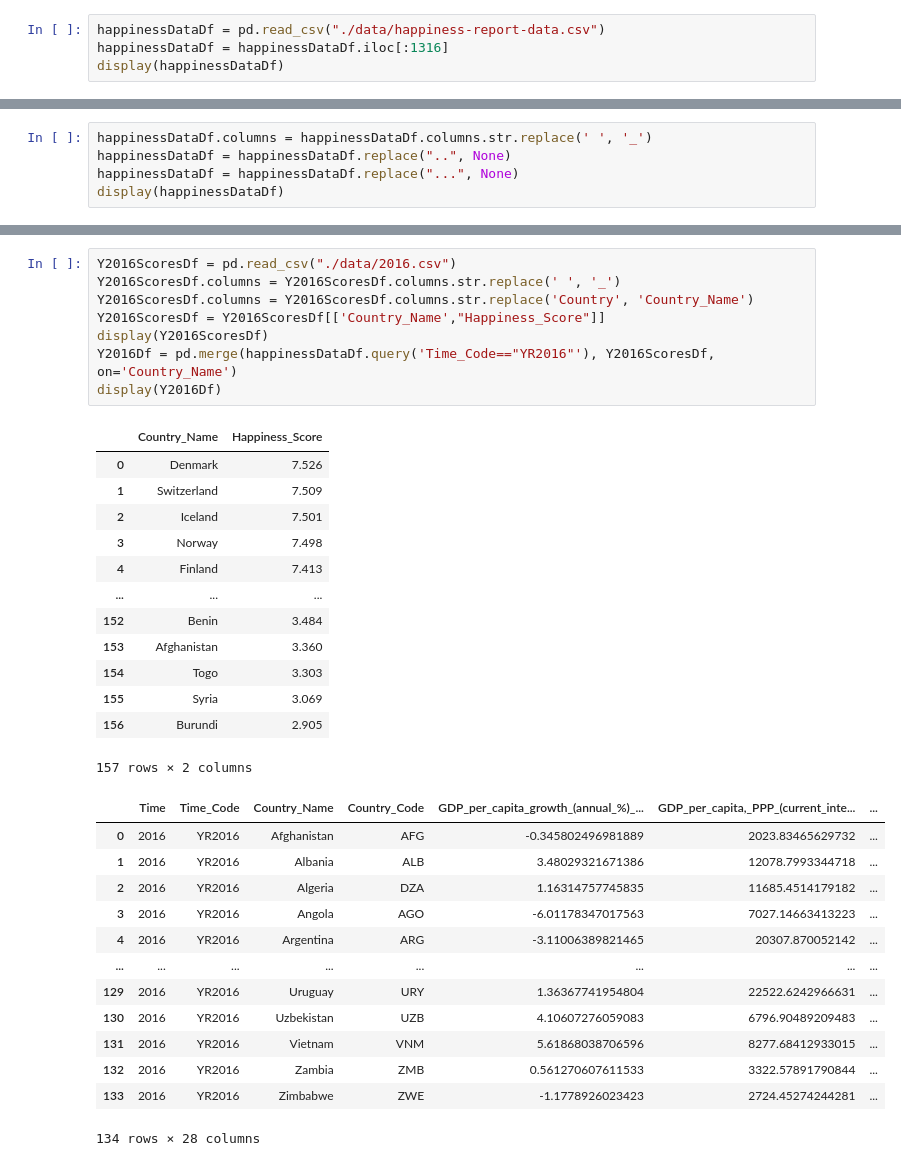
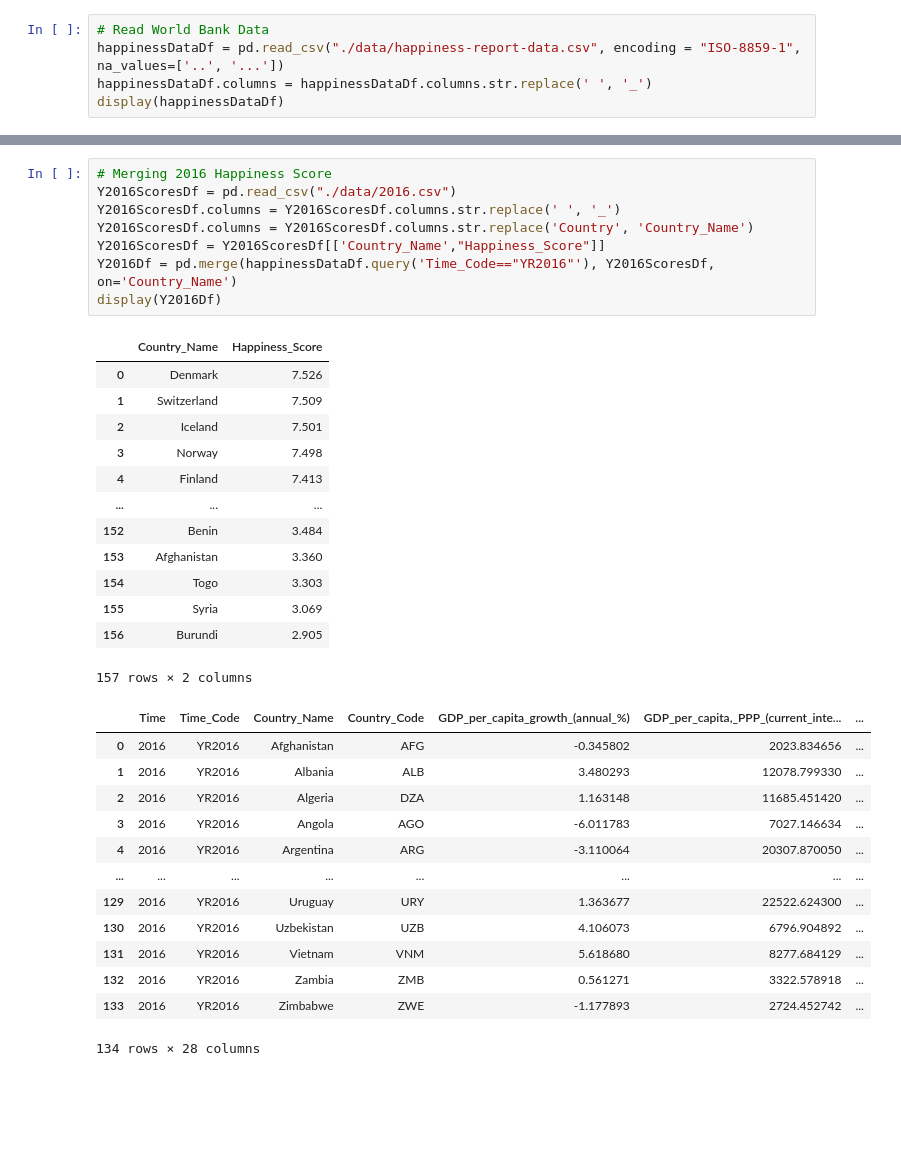
Before and after one commit to arielmalada/happiness-report, a Jupyter notebook: HappinessReportNotebook.ipynb, the cells around one changed output, grey strips where cells are left out. Cells and saved outputs as stored; diff of their text form; blank space fills up the shorter version.

```diff
--- a/HappinessReportNotebook.ipynb
+++ b/HappinessReportNotebook.ipynb
@@ -16,5 +19,6 @@ import plotly.express as px
 # %%
-happinessDataDf = pd.read_csv("./data/happiness-report-data.csv")
-happinessDataDf = happinessDataDf.iloc[:1316]
+# Read World Bank Data
+happinessDataDf = pd.read_csv("./data/happiness-report-data.csv", encoding = "ISO-8859-1", na_values=['..', '...'])
+happinessDataDf.columns = happinessDataDf.columns.str.replace(' ', '_')
 display(happinessDataDf)
 # %% [output]
@@ -34,5 +25,0 @@ display(happinessDataDf)
-# %%
-happinessDataDf.columns = happinessDataDf.columns.str.replace(' ', '_')
-happinessDataDf = happinessDataDf.replace("..", None)
-happinessDataDf = happinessDataDf.replace("...", None)
-display(happinessDataDf)
@@ -87,37 +60,37 @@ display(Y2015Df)
 135 rows × 28 columns
 # %%
+# Merging 2016 Happiness Score
 Y2016ScoresDf = pd.read_csv("./data/2016.csv")
 Y2016ScoresDf.columns = Y2016ScoresDf.columns.str.replace(' ', '_')
 Y2016ScoresDf.columns = Y2016ScoresDf.columns.str.replace('Country', 'Country_Name')
 Y2016ScoresDf = Y2016ScoresDf[['Country_Name',"Happiness_Score"]]
-display(Y2016ScoresDf)
 Y2016Df = pd.merge(happinessDataDf.query('Time_Code=="YR2016"'), Y2016ScoresDf, on='Country_Name')
 display(Y2016Df)
 # %% [output]
 |  | Country_Name | Happiness_Score |
 | 0 | Denmark | 7.526 |
 | 1 | Switzerland | 7.509 |
 | 2 | Iceland | 7.501 |
 | 3 | Norway | 7.498 |
 | 4 | Finland | 7.413 |
 | ... | ... | ... |
 | 152 | Benin | 3.484 |
 | 153 | Afghanistan | 3.360 |
 | 154 | Togo | 3.303 |
 | 155 | Syria | 3.069 |
 | 156 | Burundi | 2.905 |
 157 rows × 2 columns
-|  | Time | Time_Code | Country_Name | Country_Code | GDP_per_capita_growth_(annual_%)_... | GDP_per_capita,_PPP_(current_inte... | ... |
-| 0 | 2016 | YR2016 | Afghanistan | AFG | -0.345802496981889 | 2023.83465629732 | ... |
-| 1 | 2016 | YR2016 | Albania | ALB | 3.48029321671386 | 12078.7993344718 | ... |
-| 2 | 2016 | YR2016 | Algeria | DZA | 1.16314757745835 | 11685.4514179182 | ... |
-| 3 | 2016 | YR2016 | Angola | AGO | -6.01178347017563 | 7027.14663413223 | ... |
-| 4 | 2016 | YR2016 | Argentina | ARG | -3.11006389821465 | 20307.870052142 | ... |
+|  | Time | Time_Code | Country_Name | Country_Code | GDP_per_capita_growth_(annual_%) | GDP_per_capita,_PPP_(current_inte... | ... |
+| 0 | 2016 | YR2016 | Afghanistan | AFG | -0.345802 | 2023.834656 | ... |
+| 1 | 2016 | YR2016 | Albania | ALB | 3.480293 | 12078.799330 | ... |
+| 2 | 2016 | YR2016 | Algeria | DZA | 1.163148 | 11685.451420 | ... |
+| 3 | 2016 | YR2016 | Angola | AGO | -6.011783 | 7027.146634 | ... |
+| 4 | 2016 | YR2016 | Argentina | ARG | -3.110064 | 20307.870050 | ... |
 | ... | ... | ... | ... | ... | ... | ... | ... |
-| 129 | 2016 | YR2016 | Uruguay | URY | 1.36367741954804 | 22522.6242966631 | ... |
-| 130 | 2016 | YR2016 | Uzbekistan | UZB | 4.10607276059083 | 6796.90489209483 | ... |
-| 131 | 2016 | YR2016 | Vietnam | VNM | 5.61868038706596 | 8277.68412933015 | ... |
-| 132 | 2016 | YR2016 | Zambia | ZMB | 0.561270607611533 | 3322.57891790844 | ... |
-| 133 | 2016 | YR2016 | Zimbabwe | ZWE | -1.1778926023423 | 2724.45274244281 | ... |
+| 129 | 2016 | YR2016 | Uruguay | URY | 1.363677 | 22522.624300 | ... |
+| 130 | 2016 | YR2016 | Uzbekistan | UZB | 4.106073 | 6796.904892 | ... |
+| 131 | 2016 | YR2016 | Vietnam | VNM | 5.618680 | 8277.684129 | ... |
+| 132 | 2016 | YR2016 | Zambia | ZMB | 0.561271 | 3322.578918 | ... |
+| 133 | 2016 | YR2016 | Zimbabwe | ZWE | -1.177893 | 2724.452742 | ... |
 134 rows × 28 columns
 # %%
```
Also changed, not shown: parts of 22 cells of this notebook, 1 other file.
